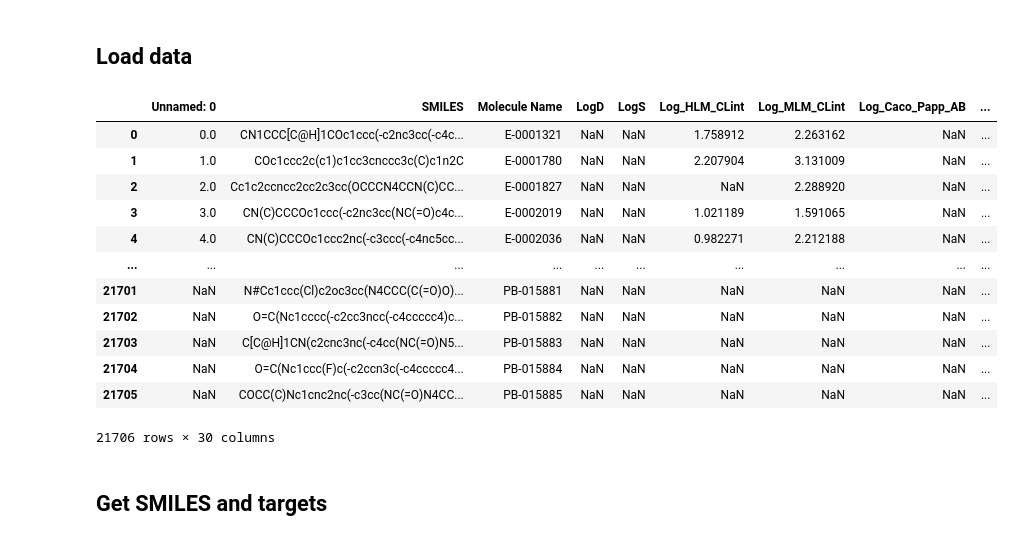
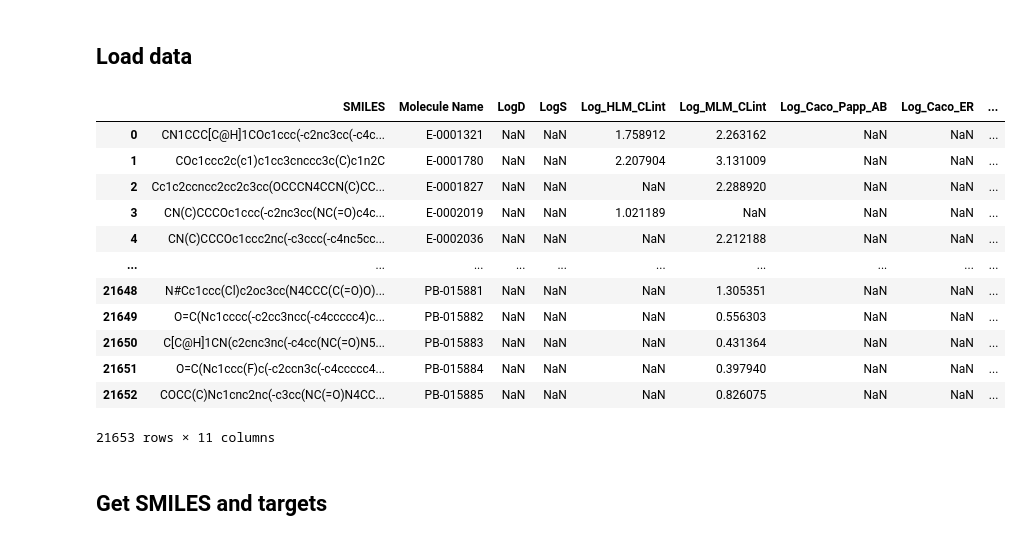
Before and after one commit to shrika-eddula/OpenADMET, a Jupyter notebook: data/data_cleaning/training.ipynb, the cells around one changed output. Cells and saved outputs as stored; diff of their text form; code cells hidden in the pictures.

```diff
--- a/Data/splits/training.ipynb
+++ b/data/data_cleaning/training.ipynb
@@ -14,32 +14,40 @@ from chemprop import data, featurizers, models, nn
 # Change data inputs here
 # %%
 chemprop_dir = Path.cwd().parent
-input_path = chemprop_dir / "splits" / "Combined_Log10_Transformed_Canon_SMILES.csv" # path to your data .csv file
+input_path = chemprop_dir / "splits" / "Combined_Log10_Transformed_Canon_SMILES_Duplicates_Merged.csv" # path to your data .csv file
 num_workers = 0 # number of workers for dataloader. 0 means using main process for data loading
 smiles_column = 'SMILES' # name of the column containing SMILES strings
-target_columns = ['LogD']
-# , 'LogS', 'Log_HLM_CLint',
-#        'Log_MLM_CLint', 'Log_Caco_Papp_AB', 'Log_Caco_ER', 'Log_Mouse_PPB',
-#        'Log_Mouse_BPB', 'Log_Mouse_MPB'] # list of names of the columns containing targets
+target_columns = [
+    'LogD',
+    'LogS',
+    'Log_HLM_CLint',
+    'Log_MLM_CLint',
+    'Log_Caco_Papp_AB',
+    'Log_Caco_ER',
+    'Log_Mouse_PPB',
+    'Log_Mouse_BPB',
+    'Log_Mouse_MPB'
+    ] # list of names of the columns containing targets
 # %% [markdown]
 ## Load data
 # %%
 df_input = pd.read_csv(input_path)
+df_input = df_input.drop("Unnamed: 0", axis=1)
 df_input
 # %% [output]
-|  | Unnamed: 0 | SMILES | Molecule Name | LogD | LogS | Log_HLM_CLint | Log_MLM_CLint | Log_Caco_Papp_AB | ... |
-| 0 | 0.0 | CN1CCC[C@H]1COc1ccc(-c2nc3cc(-c4c... | E-0001321 | NaN | NaN | 1.758912 | 2.263162 | NaN | ... |
-| 1 | 1.0 | COc1ccc2c(c1)c1cc3cnccc3c(C)c1n2C | E-0001780 | NaN | NaN | 2.207904 | 3.131009 | NaN | ... |
-| 2 | 2.0 | Cc1c2ccncc2cc2c3cc(OCCCN4CCN(C)CC... | E-0001827 | NaN | NaN | NaN | 2.288920 | NaN | ... |
-| 3 | 3.0 | CN(C)CCCOc1ccc(-c2nc3cc(NC(=O)c4c... | E-0002019 | NaN | NaN | 1.021189 | 1.591065 | NaN | ... |
-| 4 | 4.0 | CN(C)CCCOc1ccc2nc(-c3ccc(-c4nc5cc... | E-0002036 | NaN | NaN | 0.982271 | 2.212188 | NaN | ... |
+|  | SMILES | Molecule Name | LogD | LogS | Log_HLM_CLint | Log_MLM_CLint | Log_Caco_Papp_AB | Log_Caco_ER | ... |
+| 0 | CN1CCC[C@H]1COc1ccc(-c2nc3cc(-c4c... | E-0001321 | NaN | NaN | 1.758912 | 2.263162 | NaN | NaN | ... |
+| 1 | COc1ccc2c(c1)c1cc3cnccc3c(C)c1n2C | E-0001780 | NaN | NaN | 2.207904 | 3.131009 | NaN | NaN | ... |
+| 2 | Cc1c2ccncc2cc2c3cc(OCCCN4CCN(C)CC... | E-0001827 | NaN | NaN | NaN | 2.288920 | NaN | NaN | ... |
+| 3 | CN(C)CCCOc1ccc(-c2nc3cc(NC(=O)c4c... | E-0002019 | NaN | NaN | 1.021189 | NaN | NaN | NaN | ... |
+| 4 | CN(C)CCCOc1ccc2nc(-c3ccc(-c4nc5cc... | E-0002036 | NaN | NaN | NaN | 2.212188 | NaN | NaN | ... |
 | ... | ... | ... | ... | ... | ... | ... | ... | ... | ... |
-| 21701 | NaN | N#Cc1ccc(Cl)c2oc3cc(N4CCC(C(=O)O)... | PB-015881 | NaN | NaN | NaN | NaN | NaN | ... |
-| 21702 | NaN | O=C(Nc1cccc(-c2cc3ncc(-c4ccccc4)c... | PB-015882 | NaN | NaN | NaN | NaN | NaN | ... |
-| 21703 | NaN | C[C@H]1CN(c2cnc3nc(-c4cc(NC(=O)N5... | PB-015883 | NaN | NaN | NaN | NaN | NaN | ... |
-| 21704 | NaN | O=C(Nc1ccc(F)c(-c2ccn3c(-c4ccccc4... | PB-015884 | NaN | NaN | NaN | NaN | NaN | ... |
-| 21705 | NaN | COCC(C)Nc1cnc2nc(-c3cc(NC(=O)N4CC... | PB-015885 | NaN | NaN | NaN | NaN | NaN | ... |
+| 21648 | N#Cc1ccc(Cl)c2oc3cc(N4CCC(C(=O)O)... | PB-015881 | NaN | NaN | NaN | 1.305351 | NaN | NaN | ... |
+| 21649 | O=C(Nc1cccc(-c2cc3ncc(-c4ccccc4)c... | PB-015882 | NaN | NaN | NaN | 0.556303 | NaN | NaN | ... |
+| 21650 | C[C@H]1CN(c2cnc3nc(-c4cc(NC(=O)N5... | PB-015883 | NaN | NaN | NaN | 0.431364 | NaN | NaN | ... |
+| 21651 | O=C(Nc1ccc(F)c(-c2ccn3c(-c4ccccc4... | PB-015884 | NaN | NaN | NaN | 0.397940 | NaN | NaN | ... |
+| 21652 | COCC(C)Nc1cnc2nc(-c3cc(NC(=O)N4CC... | PB-015885 | NaN | NaN | NaN | 0.826075 | NaN | NaN | ... |
-21706 rows × 30 columns
+21653 rows × 11 columns
 # %% [markdown]
 ## Get SMILES and targets
 # %%
```
Also changed, not shown: parts of 1 cell of this notebook, 31 other files.
